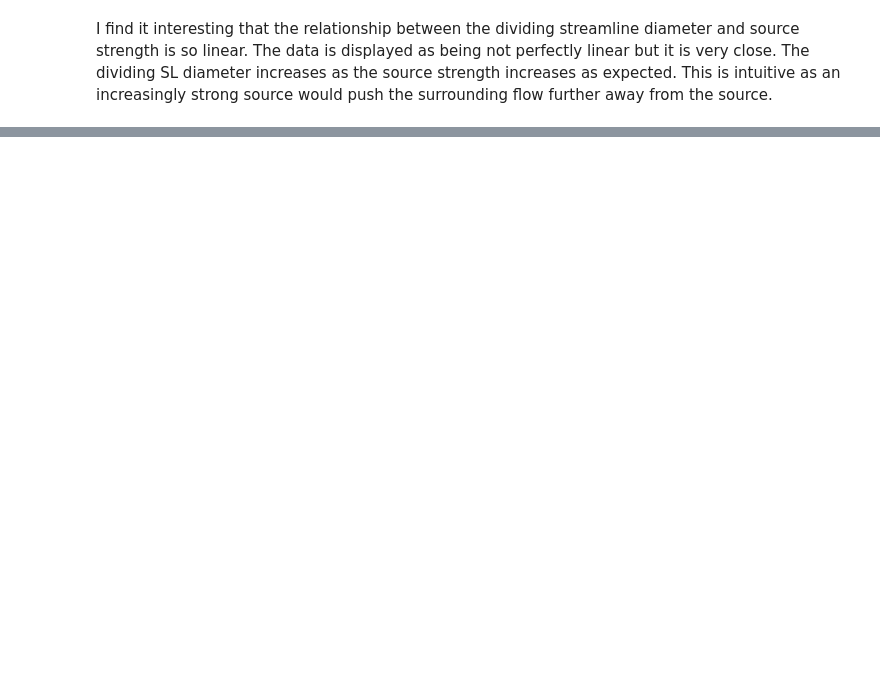
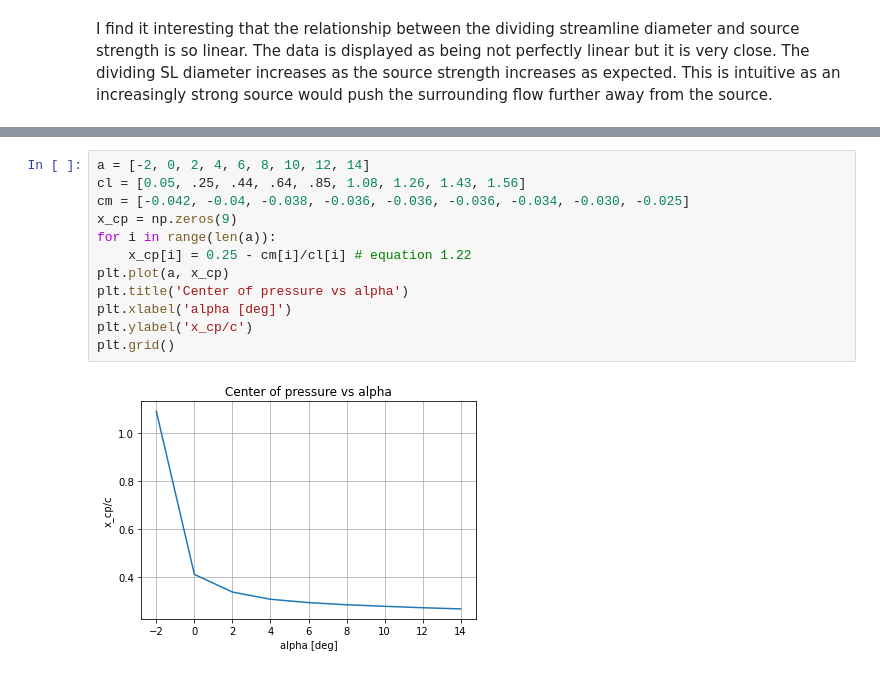
Before and after one commit to Keldencodes/eae127, a Jupyter notebook: Ben-Ora_Project2/Ben-Ora_Project2.ipynb, the cells around one changed output, grey strips where cells are left out. Drawn from its saved outputs; the diff is of its cells as text; blank space fills up the shorter version.

```diff
--- a/Ben-Ora_Project2/Ben-Ora_Project2.ipynb
+++ b/Ben-Ora_Project2/Ben-Ora_Project2.ipynb
@@ -287,0 +507,14 @@ Tabulated stagnation points and dividing SL diameter based on varying freestream
+# %%
+a = [-2, 0, 2, 4, 6, 8, 10, 12, 14]
+cl = [0.05, .25, .44, .64, .85, 1.08, 1.26, 1.43, 1.56]
+cm = [-0.042, -0.04, -0.038, -0.036, -0.036, -0.036, -0.034, -0.030, -0.025]
+x_cp = np.zeros(9)
+for i in range(len(a)):
+    x_cp[i] = 0.25 - cm[i]/cl[i] # equation 1.22
+plt.plot(a, x_cp)
+plt.title('Center of pressure vs alpha')
+plt.xlabel('alpha [deg]')
+plt.ylabel('x_cp/c')
+plt.grid()
+# %% [output]
+[figure, added]
```
Also changed, not shown: parts of 14 cells of this notebook, 2 other files.
